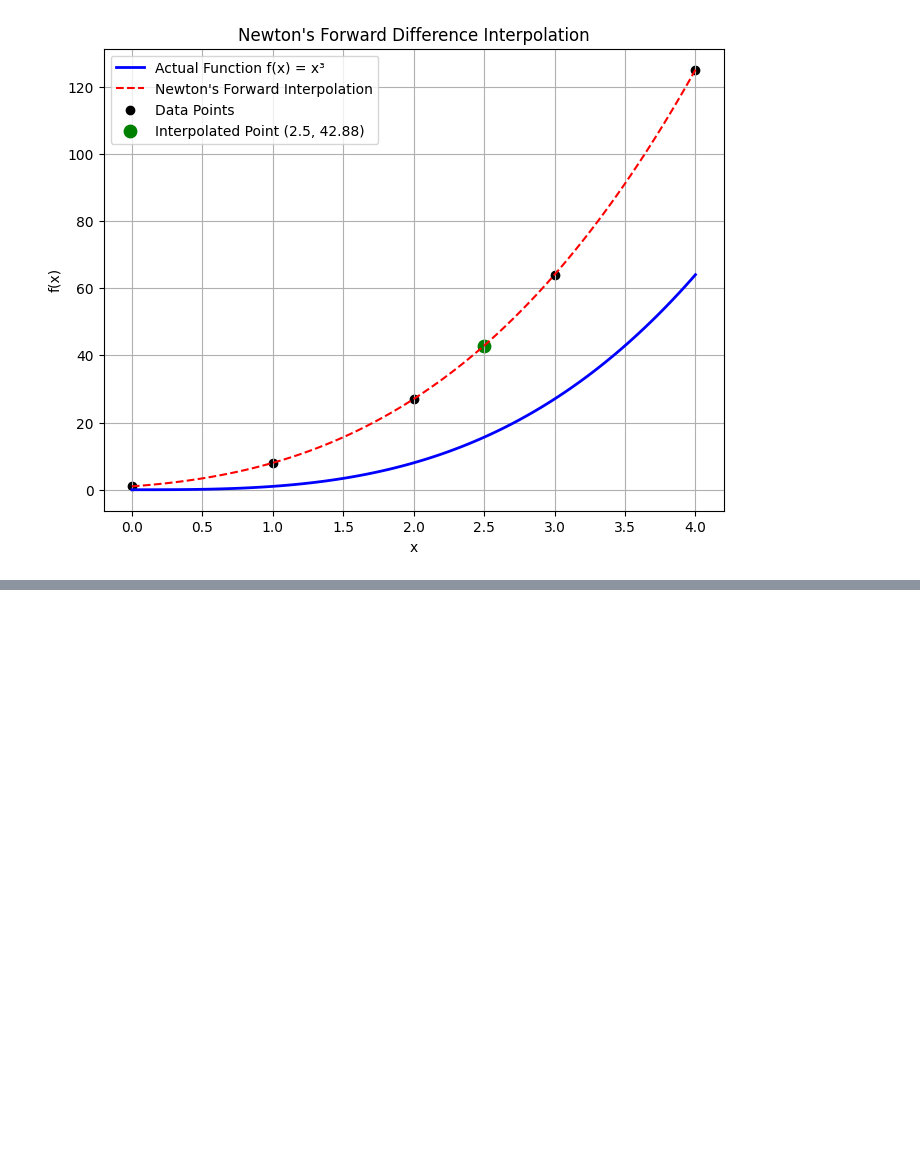
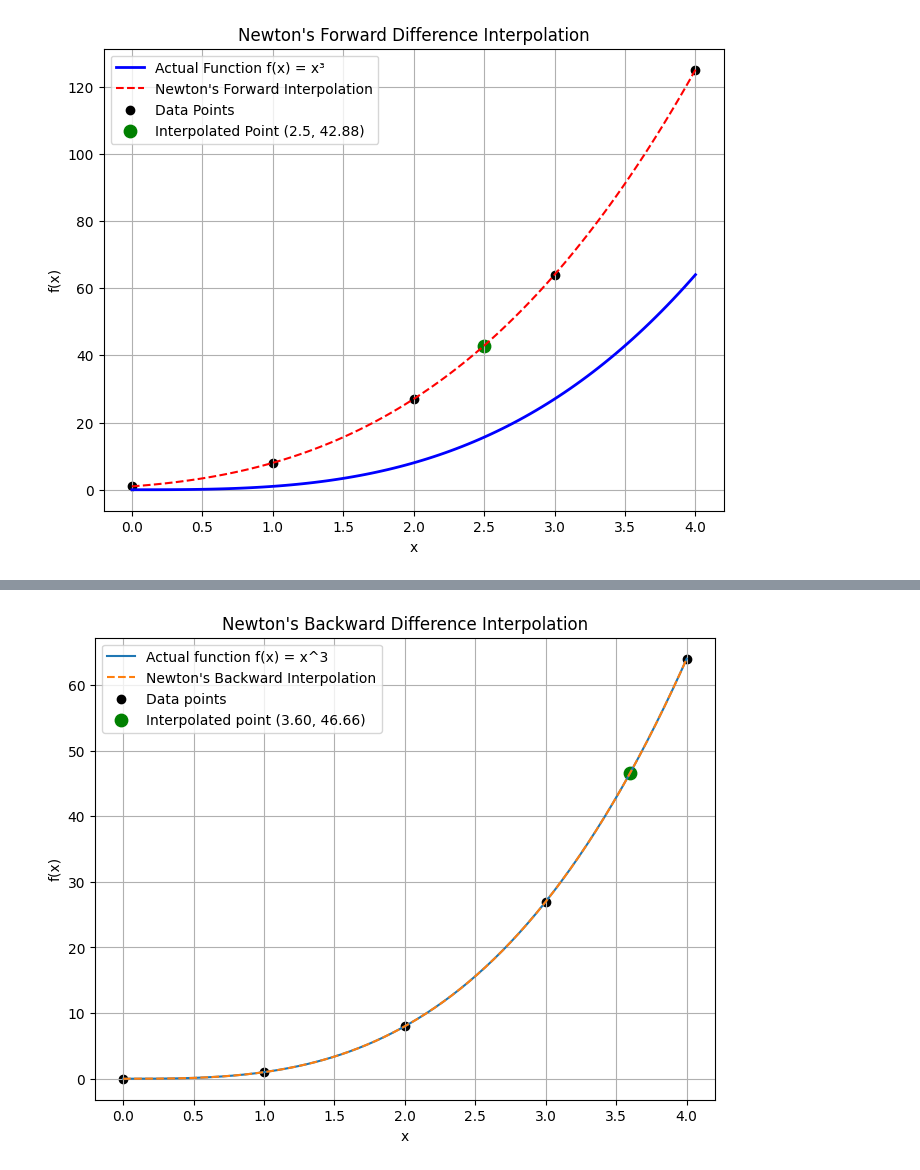
Before and after one commit to Storm00212/Data-manipulation-using-python, a Jupyter notebook: Newton_Forward_difference_interpolation.ipynb, the cells around one changed output, grey strips where cells are left out. Saved outputs shown, nothing was run; the diff lists cells and outputs as text; code cells hidden in the pictures; blank space fills up the shorter version.

Commit message:
Added backward interpolation

```diff
--- a/Newton_Forward_difference_interpolation.ipynb
+++ b/Newton_Forward_difference_interpolation.ipynb
@@ -94,3 +94,74 @@ plt.show()
 # - The closer the red curve follows the blue one, the more accurate the interpolation is.
 # %% [output]
 [figure]
+# %%
+import numpy as np
+import matplotlib.pyplot as plt
+
+# This script demonstrates Newton's Backward Difference Interpolation.
+# It uses the function f(x) = x^3 for clarity because its differences follow a predictable pattern.
+
+# Define the data points
+x = np.array([0, 1, 2, 3, 4], dtype=float)
+y = x**3
+
+n = len(x)
+
+# Create the backward difference table
+diff_table = np.zeros((n, n))
+diff_table[:, 0] = y
+
+# Fill the difference table column by column
+for j in range(1, n):
+    for i in range(n - 1, j - 1, -1):
+        diff_table[i][j] = diff_table[i][j - 1] - diff_table[i - 1][j - 1]
+
+# Print the backward difference table
+print("Backward Difference Table:")
+for i in range(n):
+    print(diff_table[i, :i+1])
+
+# Newton Backward Interpolation Function
+def newton_backward(x_value, x, diff_table):
+    h = x[1] - x[0]
+    n = len(x)
+    p = (x_value - x[-1]) / h  # Using the last data point
+
+    y_interp = diff_table[-1][0]  # Start with the last y value
+    p_term = 1
+
+    # Each term uses rising factorial p(p+1)(p+2)...
+    for i in range(1, n):
+        p_term *= (p + i - 1) / i
+        y_interp += p_term * diff_table[-1][i]
+
+    return y_interp
+
+# Choose a value near the end of the table
+x_value = 3.6
+y_interp = newton_backward(x_value, x, diff_table)
+
+print(f"\nInterpolated value at x = {x_value} is approximately {y_interp:.4f}")
+
+true_value = x_value**3
+print(f"True value of f({x_value}) = {true_value:.4f}")
+print(f"Interpolation error = {abs(true_value - y_interp):.6f}")
+
+# Visualization of interpolation vs true function
+x_smooth = np.linspace(min(x), max(x), 200)
+y_true = x_smooth**3
+y_interp_points = [newton_backward(xi, x, diff_table) for xi in x_smooth]
+
+plt.figure(figsize=(8, 6))
+plt.plot(x_smooth, y_true, label='Actual function f(x) = x^3')
+plt.plot(x_smooth, y_interp_points, linestyle='--', label="Newton's Backward Interpolation")
+plt.scatter(x, y, color='black', label='Data points')
+plt.scatter(x_value, y_interp, color='green', s=80, label=f'Interpolated point ({x_value:.2f}, {y_interp:.2f})')
+
+plt.xlabel('x')
+plt.ylabel('f(x)')
+plt.title("Newton's Backward Difference Interpolation")
+plt.grid(True)
+plt.legend()
+plt.show()
+# %% [output]
@@ -96,0 +178 @@ plt.show()
+[figure, added]
```
Also changed, not shown: parts of 1 cell of this notebook.
